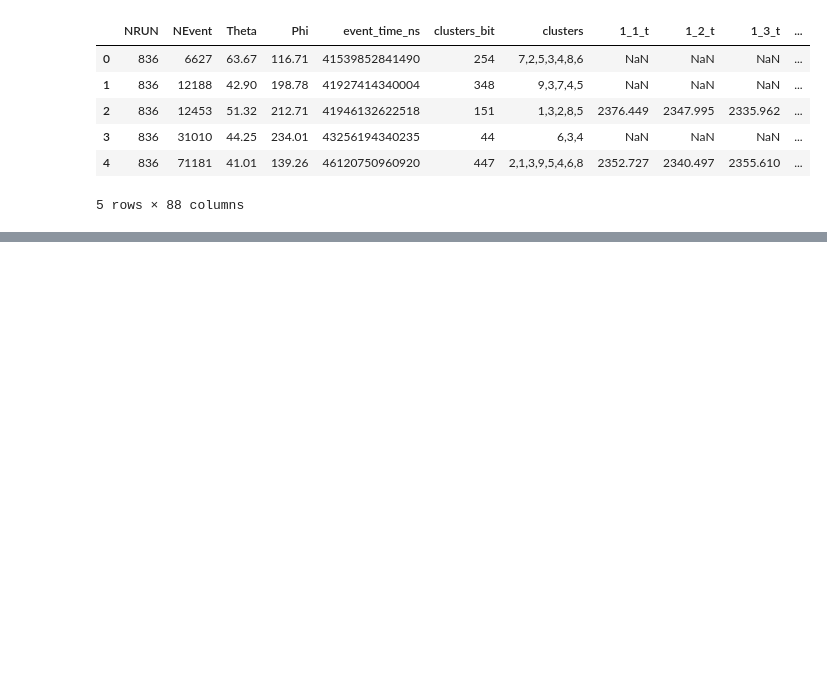
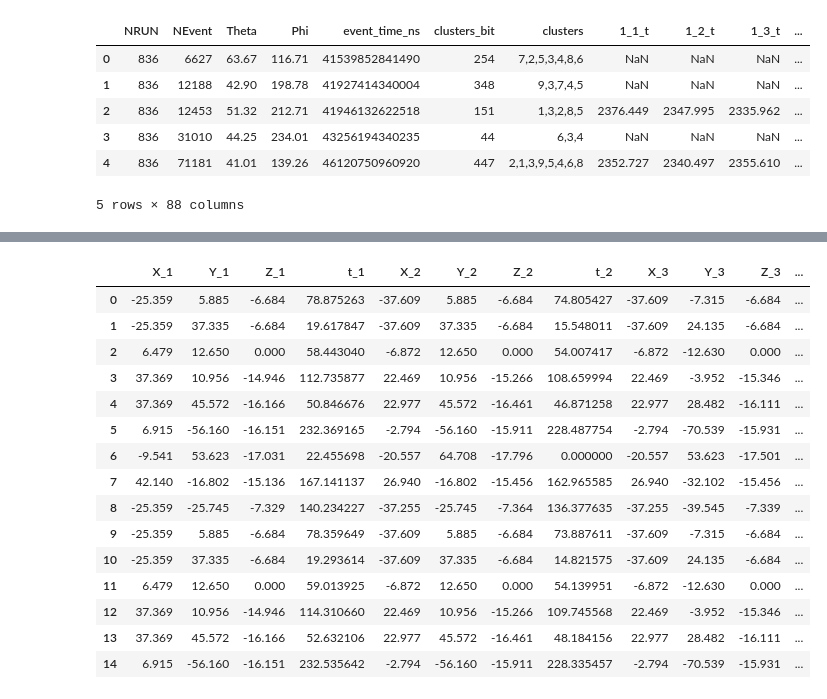
Before and after one commit to matalhim/EAS, a Jupyter notebook: direction/eas_direction.ipynb, the cells around one changed output, grey strips where cells are left out. Saved outputs shown, nothing was run; the diff lists cells and outputs as text; code cells hidden in the pictures; blank space fills up the shorter version.

```diff
--- a/direction/eas_direction.ipynb
+++ b/direction/eas_direction.ipynb
@@ -120,0 +177,49 @@ c = 299792458 / 1e9
+# %%
+def generate_dataset(theta_list, phi_list, coordinates_df):
+    dataset = []
+
+    for theta in theta_list:
+        for phi in phi_list:
+            sequence = calculate_relative_times(theta, phi, coordinates_df)
+            vector = []
+            for idx, row in sequence.iterrows():
+                vector.append(float(row["X"]))
+                vector.append(float(row["Y"]))
+                vector.append(float(row["Z"]))
+                vector.append(float(row["relative_time"]))
+                if len(vector) == 16:
+                    vector.append(theta)
+                    vector.append(phi)
+                    dataset.extend([vector])
+                    vector = []
+
+    columns_names = [item for i in range(1, 5) for item in [f'X_{i}', f'Y_{i}', f'Z_{
+        i}', f't_{i}']] + ['theta', 'phi']
+
+    dataset_df = pd.DataFrame(
+        dataset,
+        columns=columns_names,
+    )
+
+    return dataset_df
+# %%
+my_dataset = generate_dataset(theta_list, phi_list, coordinates_df)
+# %%
+my_dataset.head(15)
+# %% [output]
+|  | X_1 | Y_1 | Z_1 | t_1 | X_2 | Y_2 | Z_2 | t_2 | X_3 | Y_3 | Z_3 | ... |
+| 0 | -25.359 | 5.885 | -6.684 | 78.875263 | -37.609 | 5.885 | -6.684 | 74.805427 | -37.609 | -7.315 | -6.684 | ... |
+| 1 | -25.359 | 37.335 | -6.684 | 19.617847 | -37.609 | 37.335 | -6.684 | 15.548011 | -37.609 | 24.135 | -6.684 | ... |
+| 2 | 6.479 | 12.650 | 0.000 | 58.443040 | -6.872 | 12.650 | 0.000 | 54.007417 | -6.872 | -12.630 | 0.000 | ... |
+| 3 | 37.369 | 10.956 | -14.946 | 112.735877 | 22.469 | 10.956 | -15.266 | 108.659994 | 22.469 | -3.952 | -15.346 | ... |
+| 4 | 37.369 | 45.572 | -16.166 | 50.846676 | 22.977 | 45.572 | -16.461 | 46.871258 | 22.977 | 28.482 | -16.111 | ... |
+| 5 | 6.915 | -56.160 | -16.151 | 232.369165 | -2.794 | -56.160 | -15.911 | 228.487754 | -2.794 | -70.539 | -15.931 | ... |
+| 6 | -9.541 | 53.623 | -17.031 | 22.455698 | -20.557 | 64.708 | -17.796 | 0.000000 | -20.557 | 53.623 | -17.501 | ... |
+| 7 | 42.140 | -16.802 | -15.136 | 167.141137 | 26.940 | -16.802 | -15.456 | 162.965585 | 26.940 | -32.102 | -15.456 | ... |
+| 8 | -25.359 | -25.745 | -7.329 | 140.234227 | -37.255 | -25.745 | -7.364 | 136.377635 | -37.255 | -39.545 | -7.339 | ... |
+| 9 | -25.359 | 5.885 | -6.684 | 78.359649 | -37.609 | 5.885 | -6.684 | 73.887611 | -37.609 | -7.315 | -6.684 | ... |
+| 10 | -25.359 | 37.335 | -6.684 | 19.293614 | -37.609 | 37.335 | -6.684 | 14.821575 | -37.609 | 24.135 | -6.684 | ... |
+| 11 | 6.479 | 12.650 | 0.000 | 59.013925 | -6.872 | 12.650 | 0.000 | 54.139951 | -6.872 | -12.630 | 0.000 | ... |
+| 12 | 37.369 | 10.956 | -14.946 | 114.310660 | 22.469 | 10.956 | -15.266 | 109.745568 | 22.469 | -3.952 | -15.346 | ... |
+| 13 | 37.369 | 45.572 | -16.166 | 52.632106 | 22.977 | 45.572 | -16.461 | 48.184156 | 22.977 | 28.482 | -16.111 | ... |
+| 14 | 6.915 | -56.160 | -16.151 | 232.535642 | -2.794 | -56.160 | -15.911 | 228.335457 | -2.794 | -70.539 | -15.931 | ... |
```
Also changed, not shown: parts of 47 cells of this notebook, 4 other files.
